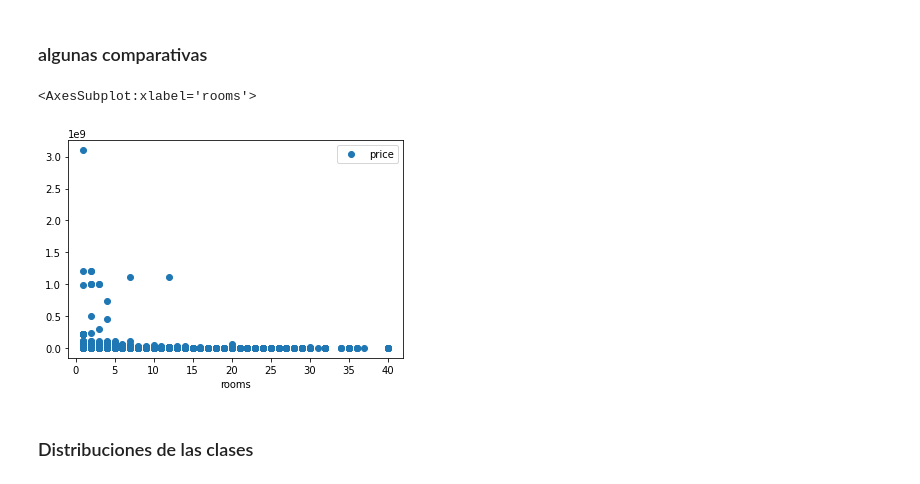
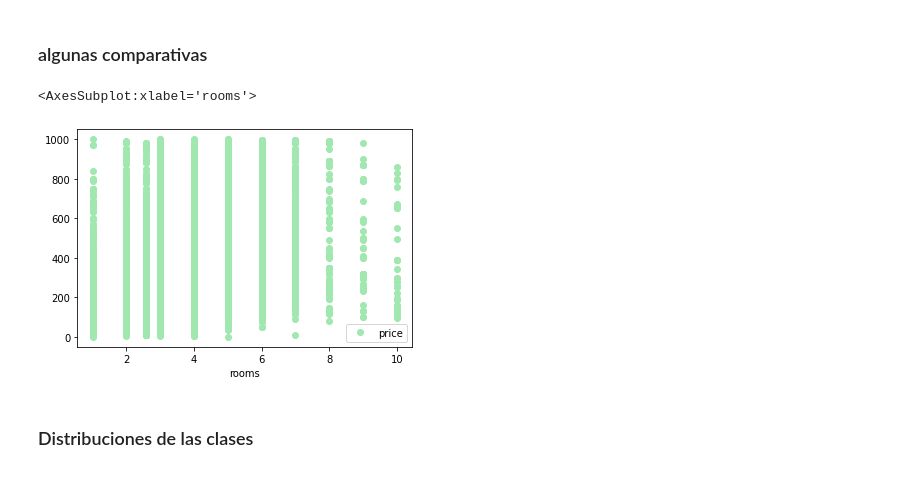
Before and after one commit to crisnicogonzalez/tp-final-isi, a Jupyter notebook: tp-analisis-2022.ipynb, the cells around one changed output. Drawn from its saved outputs; the diff is of its cells as text; code cells hidden in the pictures.

Commit message:
fix graph rooms

```diff
--- a/tp-analisis-2022.ipynb
+++ b/tp-analisis-2022.ipynb
@@ -149,12 +149,14 @@ df_caba.plot(x='surface_covered', y='price', style='o',color='#A0E8AF')
 # %% [markdown]
 ### algunas comparativas
 # %%
-# directamente queda muy disperso por datos que pueden estar mal cargados
-df.plot(x='rooms', y='price', style='o')
+# se filtran hasta 10 habitaciones para que no haya mucho dispersion
+df_caba['rooms'] = df_caba['rooms'].loc[df_caba['rooms'] <=10]
+
+df_caba.plot(x='rooms', y='price', style='o', color='#A0E8AF')
 #df.plot(x='price', y='surface_covered', style='o')
 # %% [output]
 <AxesSubplot:xlabel='rooms'>
-[figure, old version]
+[figure, new version]
 # %% [markdown]
 ### Distribuciones de las clases
 # %% [markdown]
```
